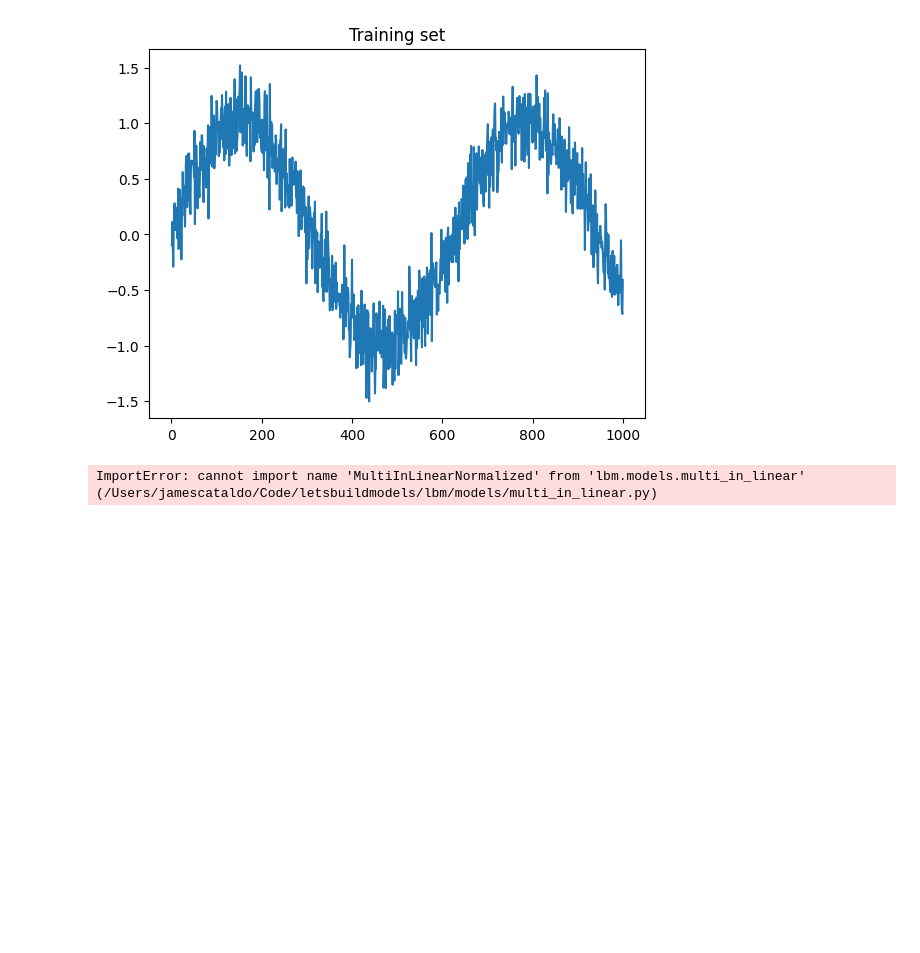
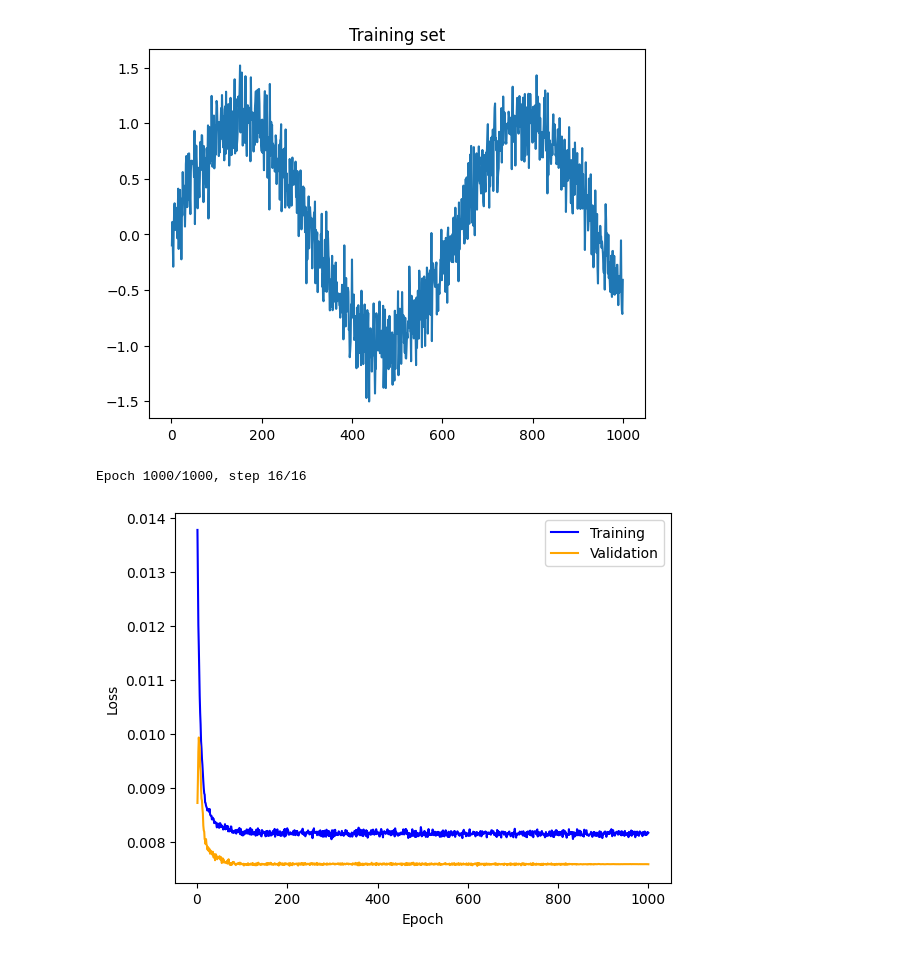
Before and after one commit to adamcataldo/letsbuildmodels, a Jupyter notebook: notebooks/neural_nets/LinearTImeSeries.ipynb, the cells around one changed output. Saved outputs shown, nothing was run; the diff lists cells and outputs as text; code cells hidden in the pictures; blank space fills up the shorter version.

```diff
--- a/notebooks/neural_nets/LinearTImeSeries.ipynb
+++ b/notebooks/neural_nets/LinearTImeSeries.ipynb
@@ -13,13 +13,24 @@ Text(0.5, 1.0, 'Training set')
 # %%
 from lbm.models import MultiInLinearNormalized
 from lbm.workflow import train_and_validate
 from torch.optim import Adam
 from torch.nn import MSELoss
 
+
 model = MultiInLinearNormalized(4)
-optimizer = Adam(model.parameters())
-loss_fn = MSELoss()
 
-train_and_validate(model, train_loader, val_loader, optimizer, loss_fn, epochs=1000)
+def validate_model(model):
+    optimizer = Adam(model.parameters())
+    loss_fn = MSELoss()
+    train_losses, val_losses = train_and_validate(model, train_loader, val_loader, optimizer, loss_fn, epochs=1000)
+    plt.plot(np.arange(1, len(train_losses) + 1), train_losses, label='Training', color='blue')
+    plt.plot(np.arange(1, len(val_losses) + 1), val_losses, label='Validation', color='orange')
+    plt.legend()
+    plt.xlabel('Epoch')
+    plt.ylabel('Loss')
+    plt.show()
+
+validate_model(model)
 # %% [output]
-ImportError: cannot import name 'MultiInLinearNormalized' from 'lbm.models.multi_in_linear' (/Users/jamescataldo/Code/letsbuildmodels/lbm/models/multi_in_linear.py)
+Epoch 1000/1000, step 16/16
+[figure, added]
```
Also changed, not shown: 8 other files.
